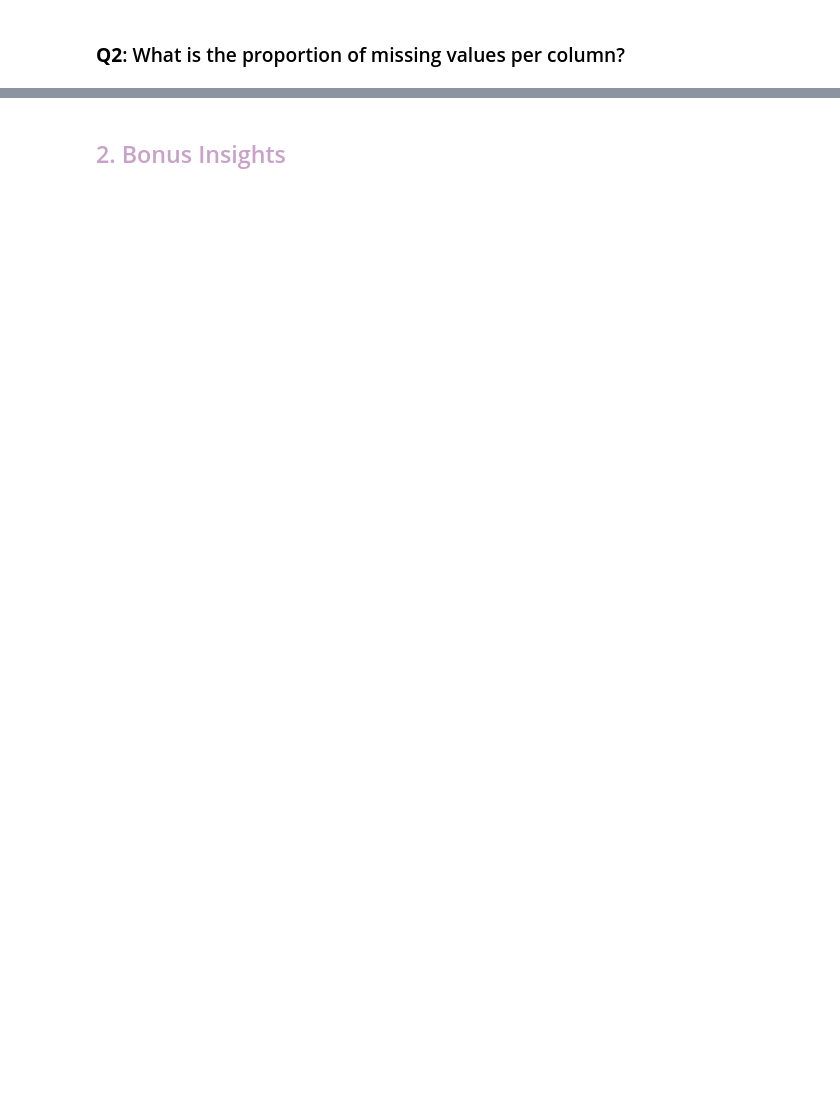
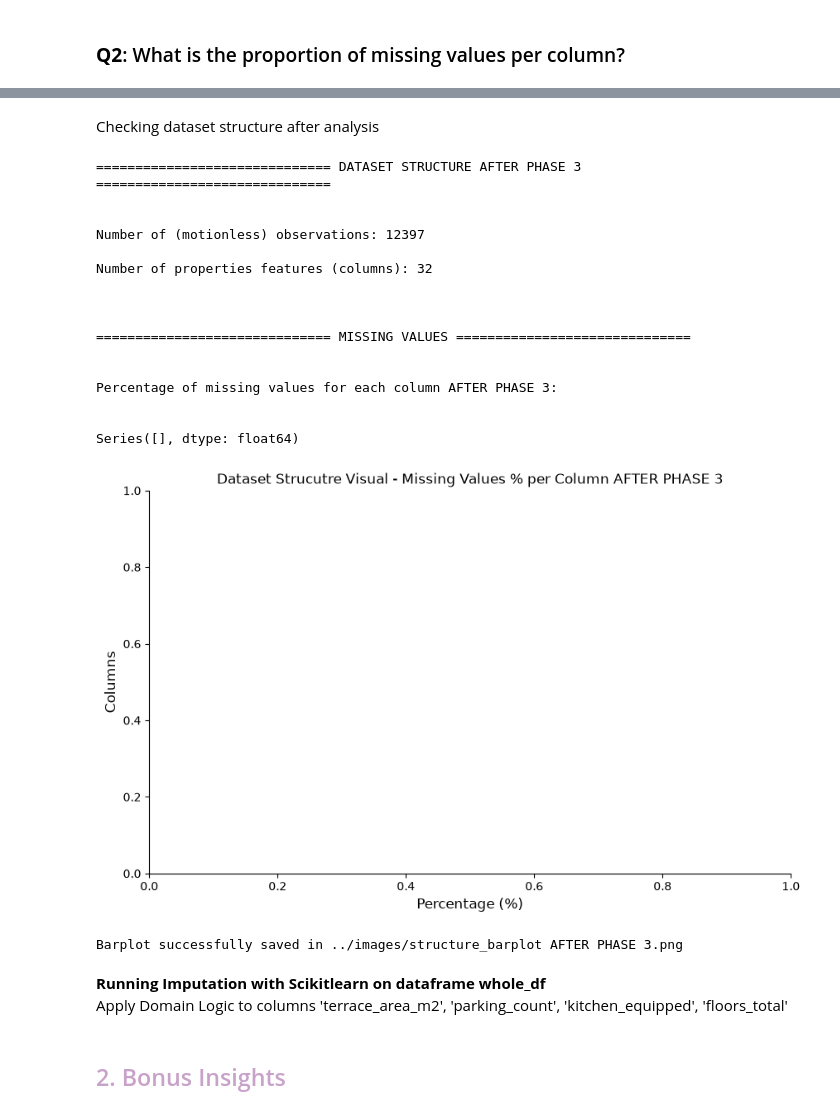
Before and after one commit to VictorCourtois135/immo-eliza-tigers-analysis, a Jupyter notebook: analysis/irene-visuals-nb.ipynb, the cells around one changed output, grey strips where cells are left out. Saved outputs shown, nothing was run; the diff lists cells and outputs as text; code cells hidden in the pictures; blank space fills up the shorter version.

```diff
--- a/analysis/irene-visuals-nb.ipynb
+++ b/analysis/irene-visuals-nb.ipynb
@@ -134,0 +287,26 @@ Missing data may be **Random** (for instance, 'price') or **Structural** (for in
+# %%
+print(data_df['epc_score'].unique())
+
+epc_scores = ["A++", "A+", "A", "B", "C", "D", "E", "F", "G"]
+epc_mapping = {
+    "A++" : 1,
+    "A+" : 2,
+    "A" : 3,
+    "B+": 4,
+    "B" : 5,
+    "C" : 6,
+    "D" : 7,
+    "E+": 8,
+    "E" : 9,
+    "F" : 10,
+    "G" : 11
+}
+
+data_df['epc_score'] = data_df['epc_score'].replace(epc_mapping)
+whole_df['epc_score'] = whole_df['epc_score'].replace(epc_mapping)
+
+# Saving changes in data/cleaned
+data_df.to_csv(ANALYSIS_OUTPUT_PATH, index=False)
+whole_df.to_csv(DEEP_ANALYSIS_OUTPUT_PATH, index=False)
+
+print("Values in 'epc_score' have been successfully replaced with int values.")
@@ -134,0 +394,43 @@ Missing data may be **Random** (for instance, 'price') or **Structural** (for in
+# %% [markdown]
+Checking dataset structure after analysis
+# %%
+checkpoint = "AFTER PHASE 3"
+
+print("="*30 + f" DATASET STRUCTURE {checkpoint} " + "="*30)
+print("\n")
+print(f"Number of (motionless) observations: {data_df.shape[0]}\n")
+print(f"Number of properties features (columns): {data_df.shape[1]}\n")
+print("\n")
+
+print("="*30 + " MISSING VALUES " + "="*30)
+print("\n")
+print(f"Percentage of missing values for each column {checkpoint}:")
+print("\n")
+print(missing_values_proportions(data_df, checkpoint))
+print("\n")
+
+# data structure visual
+generate_df_structure_barplot(data_df, checkpoint)
+print(f"Barplot successfully saved in {PLOTS_PATH}structure_barplot {checkpoint}.png")
+# %% [output]
+============================== DATASET STRUCTURE AFTER PHASE 3 ==============================
+
+
+Number of (motionless) observations: 12397
+
+Number of properties features (columns): 32
+
+
+
+============================== MISSING VALUES ==============================
+
+
+Percentage of missing values for each column AFTER PHASE 3:
+
+
+Series([], dtype: float64)
+[figure, added]
+Barplot successfully saved in ../images/structure_barplot AFTER PHASE 3.png
+# %% [markdown]
+**Running Imputation with Scikitlearn on dataframe whole_df**
+Apply Domain Logic to columns 'terrace_area_m2', 'parking_count', 'kitchen_equipped', 'floors_total'
```
Also changed, not shown: parts of 26 cells of this notebook, 5 other files.
